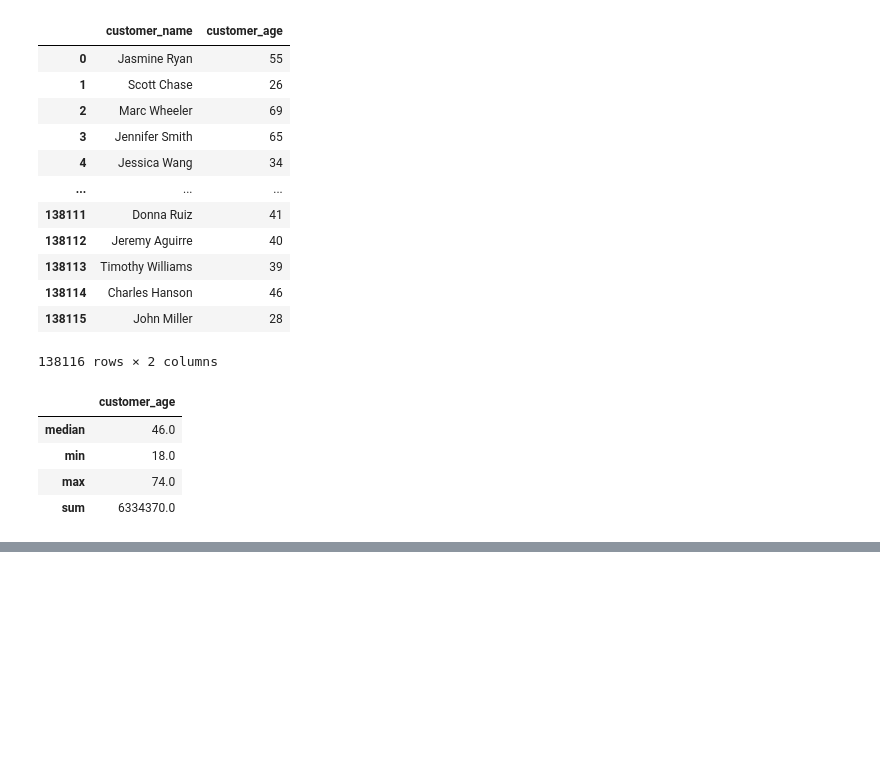
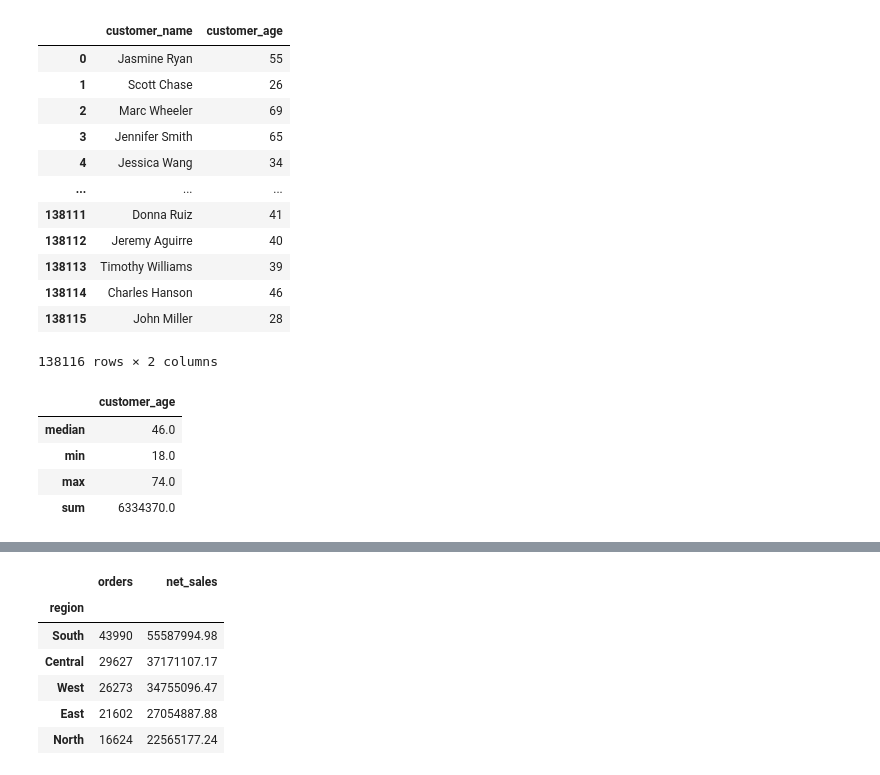
Before and after one commit to Badmosa/e-commerce-sales-and-customer-analysis, a Jupyter notebook: e-commerce-sales-and-customer-analytics.ipynb, the cells around one changed output, grey strips where cells are left out. Drawn from its saved outputs; the diff is of its cells as text; code cells hidden in the pictures; blank space fills up the shorter version.

```diff
--- a/e-commerce-sales-and-customer-analytics.ipynb
+++ b/e-commerce-sales-and-customer-analytics.ipynb
@@ -157,0 +160,15 @@ df.groupby("sales_channel").agg(orders=("order_id", "count"),
+# %%
+# Revenue by region
+sales_by_region = df.groupby("region").agg(
+    orders=("order_id", "count"), net_sales=("net_sales", "sum")).sort_values(
+        "net_sales", ascending=False)
+
+sales_by_region
+# %% [output]
+|  | orders | net_sales |
+| region |  |  |
+| South | 43990 | 55587994.98 |
+| Central | 29627 | 37171107.17 |
+| West | 26273 | 34755096.47 |
+| East | 21602 | 27054887.88 |
+| North | 16624 | 22565177.24 |
```
Also changed, not shown: parts of 6 cells of this notebook, 1 other file.
